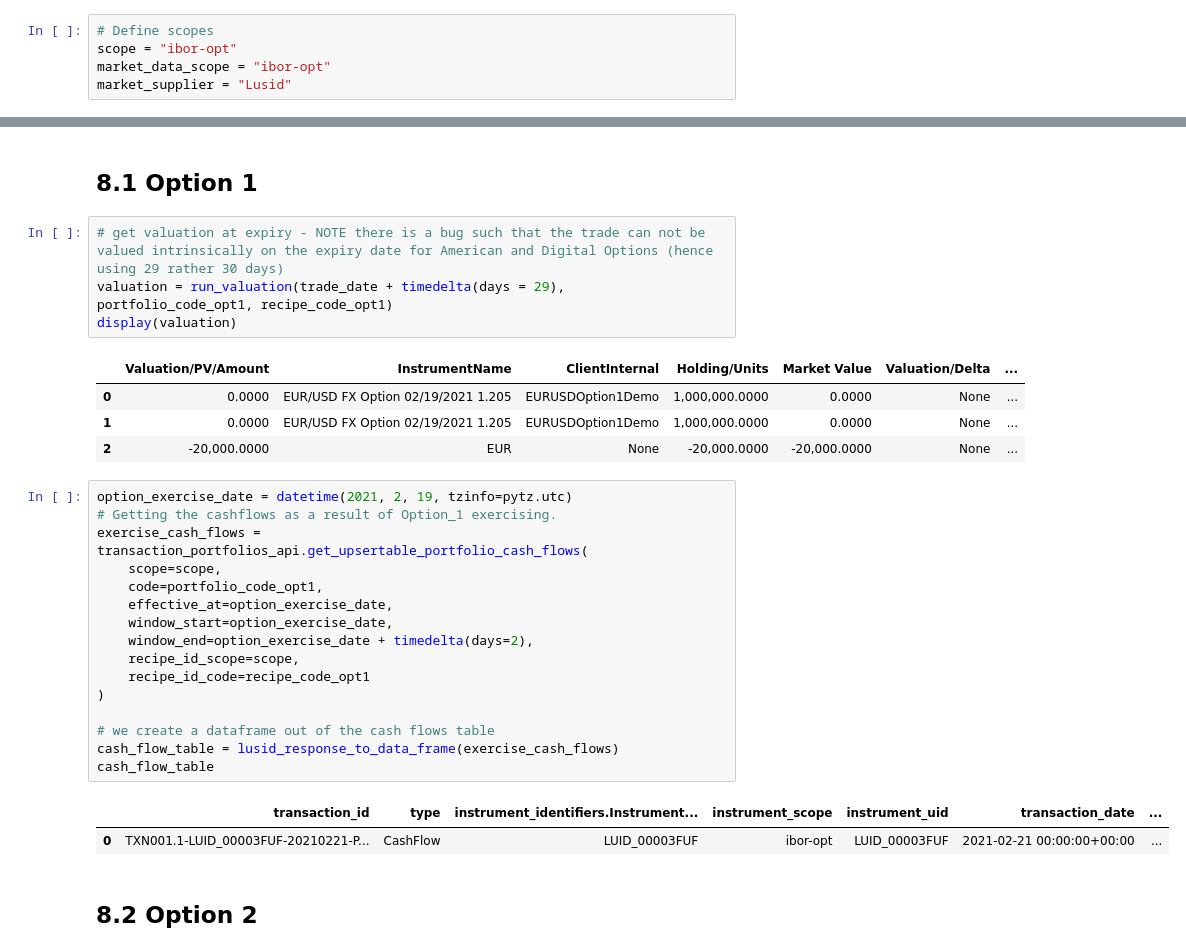
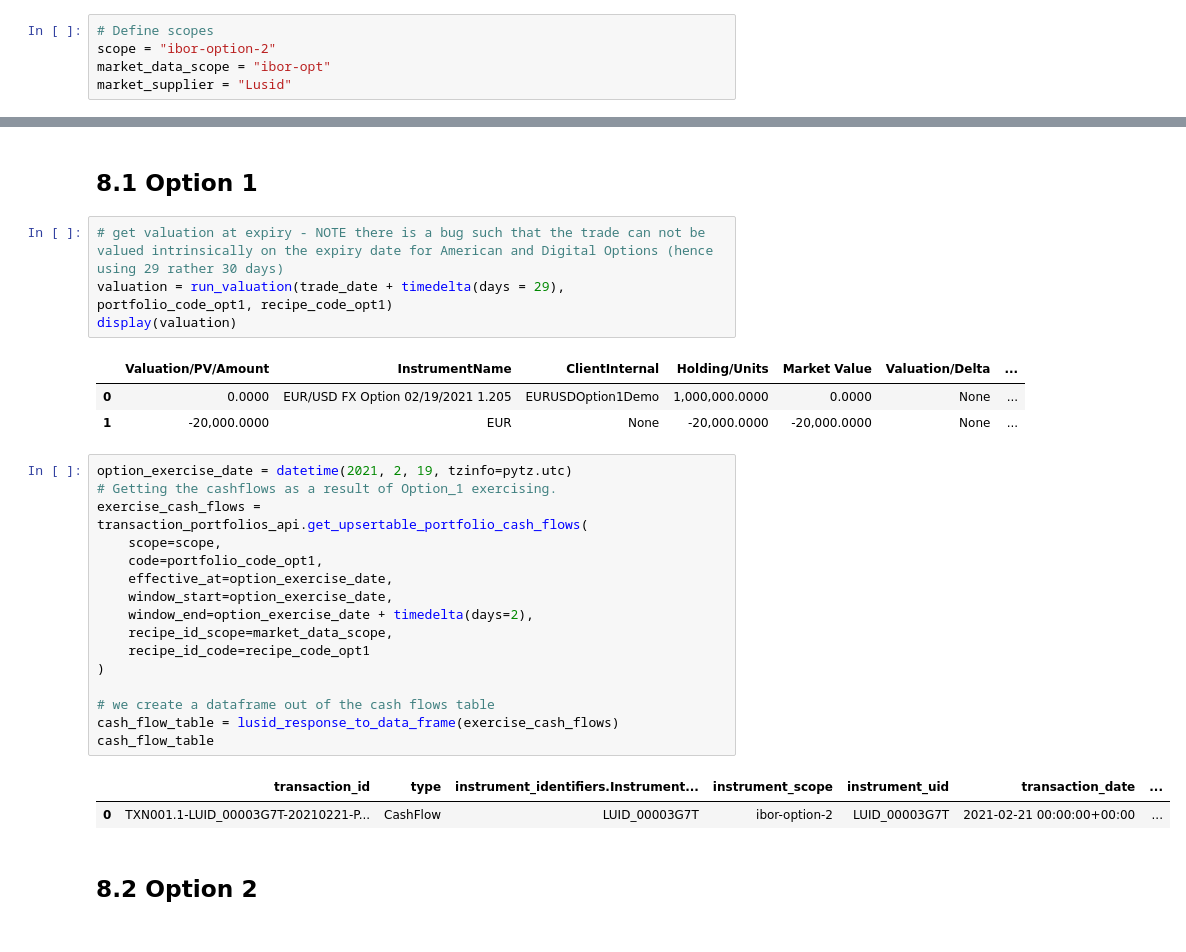
Before and after one commit to finbourne/sample-notebooks, a Jupyter notebook: examples/use-cases/instruments/FX Option - 2 Trade comparison worksheet.ipynb, the cells around one changed output, grey strips where cells are left out. Saved outputs shown, nothing was run; the diff lists cells and outputs as text.

```diff
--- a/examples/use-cases/instruments/FX Option - 2 Trade comparison worksheet.ipynb
+++ b/examples/use-cases/instruments/FX Option - 2 Trade comparison worksheet.ipynb
@@ -69,7 +69,7 @@ complex_market_data_api = api_factory.build(lusid.api.ComplexMarketDataApi)
 aggregation_api = api_factory.build(lusid.api.AggregationApi)
 # %%
 # Define scopes
-scope = "ibor-opt"
+scope = "ibor-option-2"
 market_data_scope = "ibor-opt"
 market_supplier = "Lusid"
 # %% [markdown]
@@ -956,27 +957,26 @@ display(valuation)
 # %% [output]
 |  | Valuation/PV/Amount | InstrumentName | ClientInternal | Holding/Units | Market Value | Valuation/Delta | ... |
 | 0 | 0.0000 | EUR/USD FX Option 02/19/2021 1.205 | EURUSDOption1Demo | 1,000,000.0000 | 0.0000 | None | ... |
-| 1 | 0.0000 | EUR/USD FX Option 02/19/2021 1.205 | EURUSDOption1Demo | 1,000,000.0000 | 0.0000 | None | ... |
-| 2 | -20,000.0000 | EUR | None | -20,000.0000 | -20,000.0000 | None | ... |
+| 1 | -20,000.0000 | EUR | None | -20,000.0000 | -20,000.0000 | None | ... |
 # %%
 option_exercise_date = datetime(2021, 2, 19, tzinfo=pytz.utc)
 # Getting the cashflows as a result of Option_1 exercising.
 exercise_cash_flows = transaction_portfolios_api.get_upsertable_portfolio_cash_flows(
     scope=scope,
     code=portfolio_code_opt1,
     effective_at=option_exercise_date,
     window_start=option_exercise_date,
     window_end=option_exercise_date + timedelta(days=2),
-    recipe_id_scope=scope,
+    recipe_id_scope=market_data_scope,
     recipe_id_code=recipe_code_opt1
 )
 
 # we create a dataframe out of the cash flows table
 cash_flow_table = lusid_response_to_data_frame(exercise_cash_flows)
 cash_flow_table
 # %% [output]
 |  | transaction_id | type | instrument_identifiers.Instrument... | instrument_scope | instrument_uid | transaction_date | ... |
-| 0 | TXN001.1-LUID_00003FUF-20210221-P... | CashFlow | LUID_00003FUF | ibor-opt | LUID_00003FUF | 2021-02-21 00:00:00+00:00 | ... |
+| 0 | TXN001.1-LUID_00003G7T-20210221-P... | CashFlow | LUID_00003G7T | ibor-option-2 | LUID_00003G7T | 2021-02-21 00:00:00+00:00 | ... |
 # %% [markdown]
 ## 8.2 Option 2
 # %%
```
Also changed, not shown: parts of 14 cells of this notebook, 1 other file.
